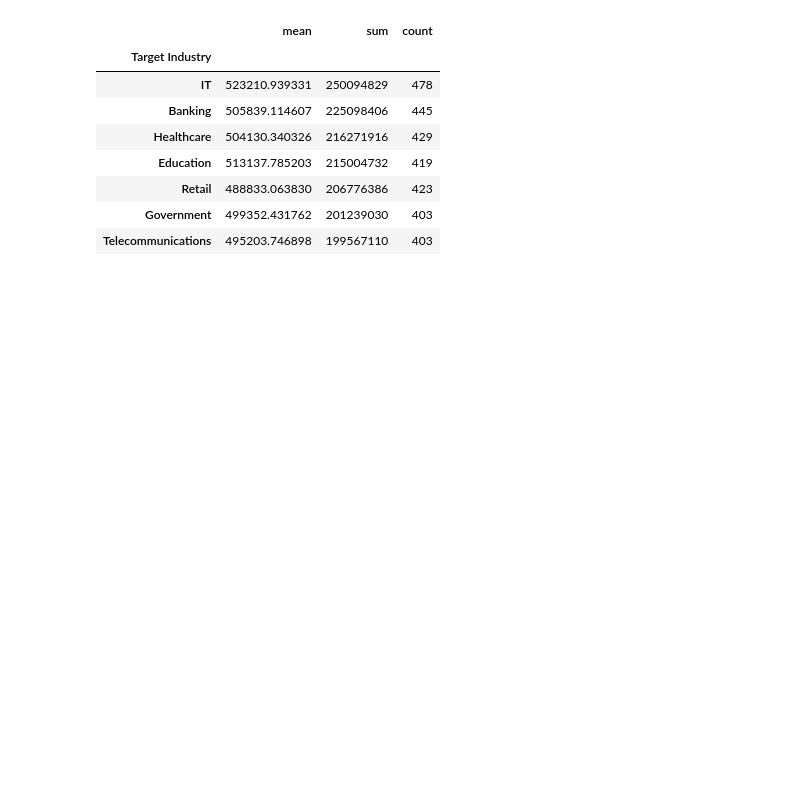
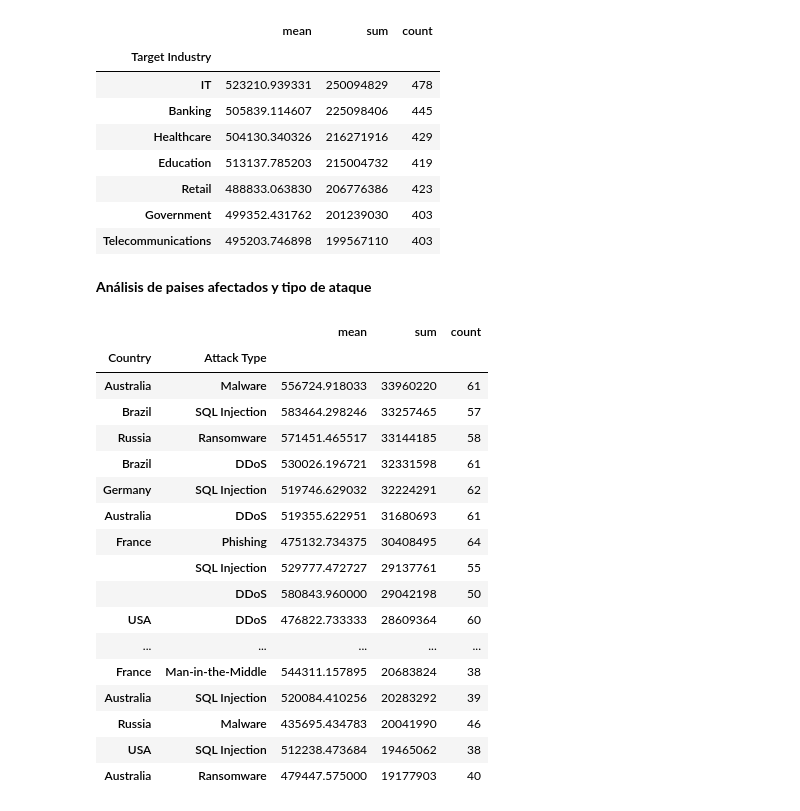
Before and after one commit to Bryan810/Grupo_9_tarea_3, a Jupyter notebook: sample.ipynb, the cells around one changed output. Saved outputs shown, nothing was run; the diff lists cells and outputs as text; code cells hidden in the pictures; blank space fills up the shorter version.

```diff
--- a/sample.ipynb
+++ b/sample.ipynb
@@ -59,3 +59,26 @@ df.groupby("Target Industry")["Number of Affected Users"].agg(["mean","sum","cou
 | Retail | 488833.063830 | 206776386 | 423 |
 | Government | 499352.431762 | 201239030 | 403 |
 | Telecommunications | 495203.746898 | 199567110 | 403 |
+# %% [markdown]
+**Análisis de paises afectados y tipo de ataque**
+# %%
+df.groupby(["Country", "Attack Type"])["Number of Affected Users"].agg(["mean", "sum", "count"]).sort_values("sum", ascending=False)
+# %% [output]
+|  |  | mean | sum | count |
+| Country | Attack Type |  |  |  |
+| Australia | Malware | 556724.918033 | 33960220 | 61 |
+| Brazil | SQL Injection | 583464.298246 | 33257465 | 57 |
+| Russia | Ransomware | 571451.465517 | 33144185 | 58 |
+| Brazil | DDoS | 530026.196721 | 32331598 | 61 |
+| Germany | SQL Injection | 519746.629032 | 32224291 | 62 |
+| Australia | DDoS | 519355.622951 | 31680693 | 61 |
+| France | Phishing | 475132.734375 | 30408495 | 64 |
+|  | SQL Injection | 529777.472727 | 29137761 | 55 |
+|  | DDoS | 580843.960000 | 29042198 | 50 |
+| USA | DDoS | 476822.733333 | 28609364 | 60 |
+| ... | ... | ... | ... | ... |
+| France | Man-in-the-Middle | 544311.157895 | 20683824 | 38 |
+| Australia | SQL Injection | 520084.410256 | 20283292 | 39 |
+| Russia | Malware | 435695.434783 | 20041990 | 46 |
+| USA | SQL Injection | 512238.473684 | 19465062 | 38 |
+| Australia | Ransomware | 479447.575000 | 19177903 | 40 |
```
Also changed, not shown: parts of 2 cells of this notebook.
